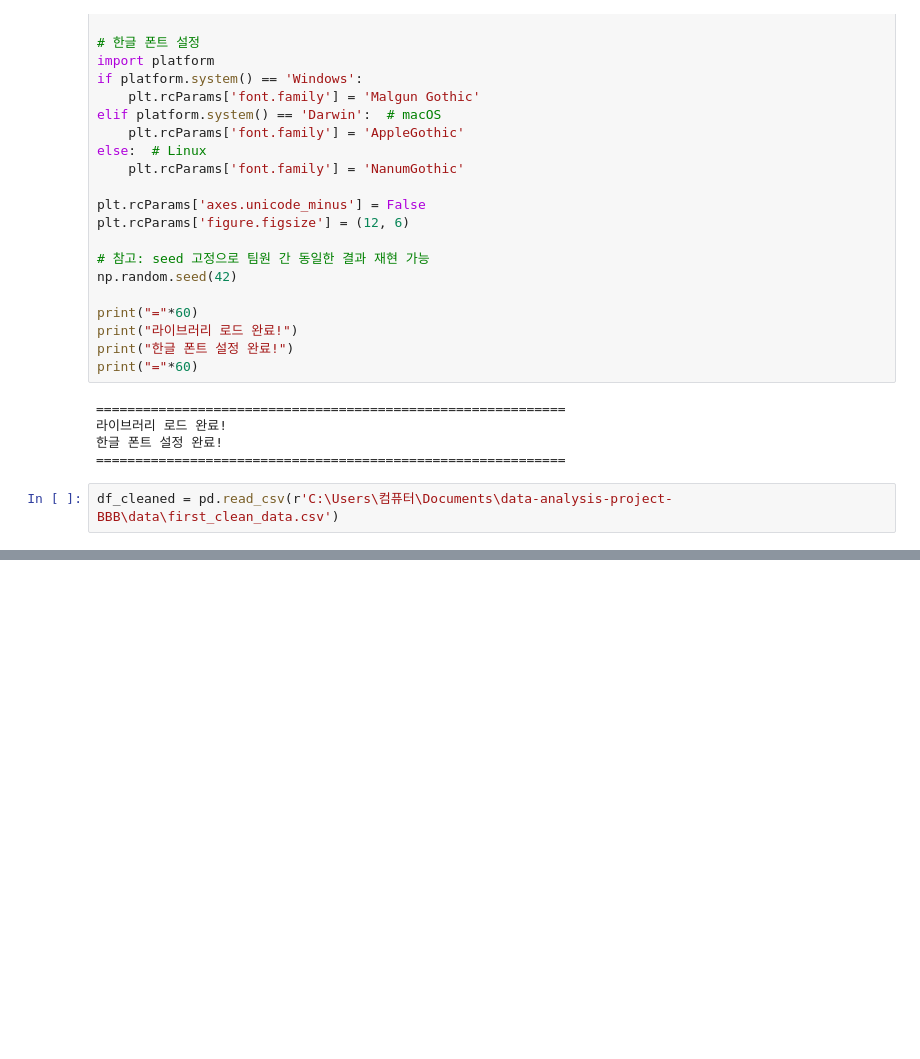
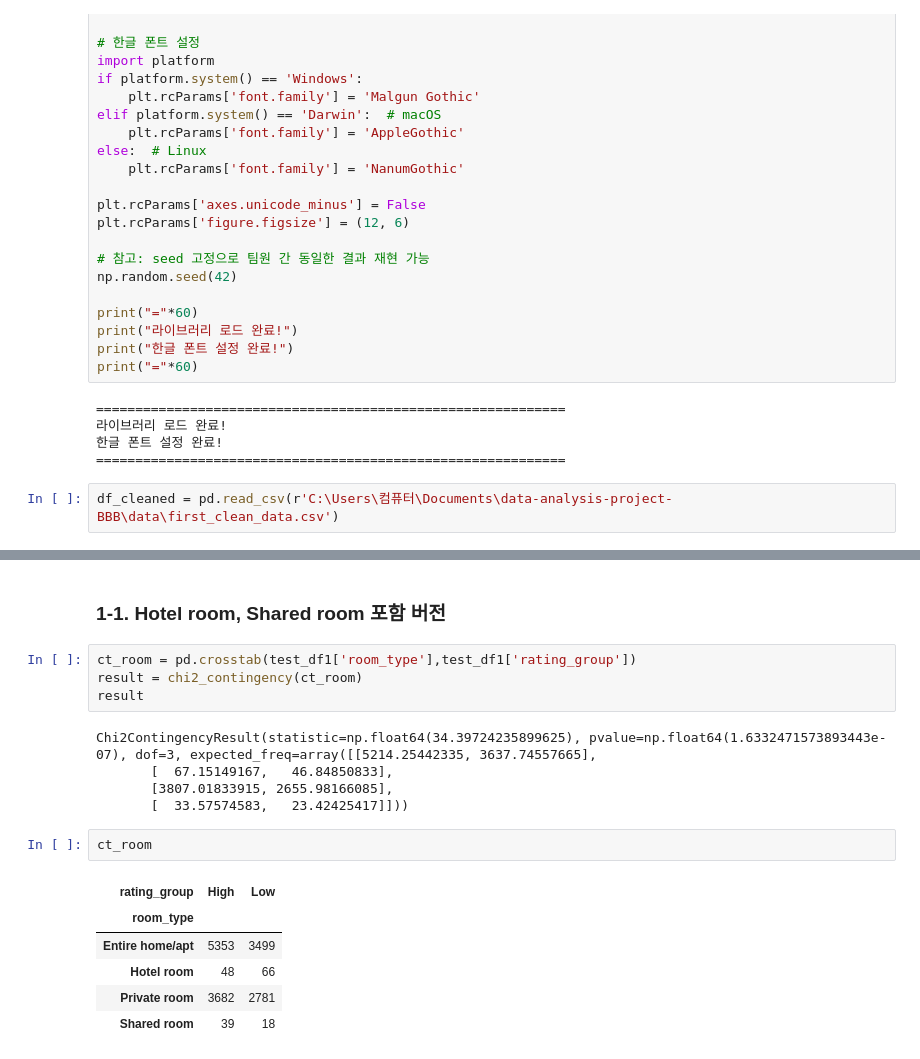
Before and after one commit to KyungminChang/data-analysis-project-BBB, a Jupyter notebook: 02_basic_statistics.ipynb, the cells around one changed output, grey strips where cells are left out. Saved outputs shown, nothing was run; the diff lists cells and outputs as text; blank space fills up the shorter version.

```diff
--- a/02_basic_statistics.ipynb
+++ b/02_basic_statistics.ipynb
@@ -93,0 +122,20 @@ Name: review_scores_rating, dtype: float64
+# %% [markdown]
+### 1-1. Hotel room, Shared room 포함 버전
+# %%
+ct_room = pd.crosstab(test_df1['room_type'],test_df1['rating_group'])
+result = chi2_contingency(ct_room)
+result
+# %% [output]
+Chi2ContingencyResult(statistic=np.float64(34.39724235899625), pvalue=np.float64(1.6332471573893443e-07), dof=3, expected_freq=array([[5214.25442335, 3637.74557665],
+       [  67.15149167,   46.84850833],
+       [3807.01833915, 2655.98166085],
+       [  33.57574583,   23.42425417]]))
+# %%
+ct_room
+# %% [output]
+| rating_group | High | Low |
+| room_type |  |  |
+| Entire home/apt | 5353 | 3499 |
+| Hotel room | 48 | 66 |
+| Private room | 3682 | 2781 |
+| Shared room | 39 | 18 |
```
Also changed, not shown: parts of 14 cells of this notebook, 1 other file.
